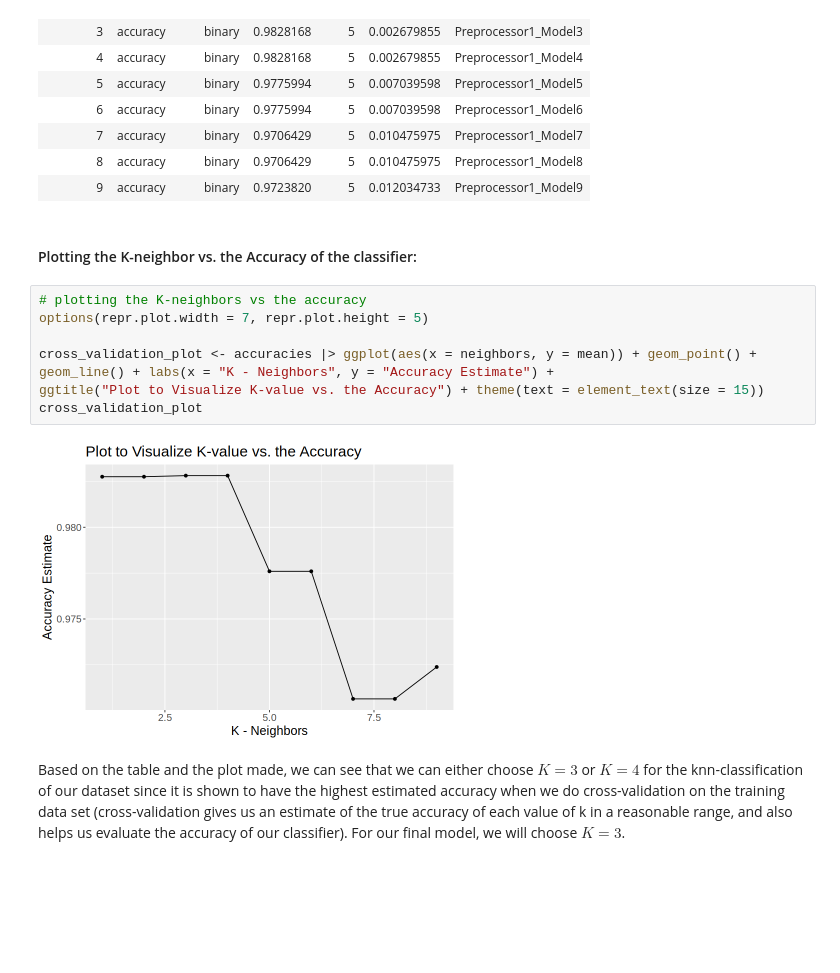
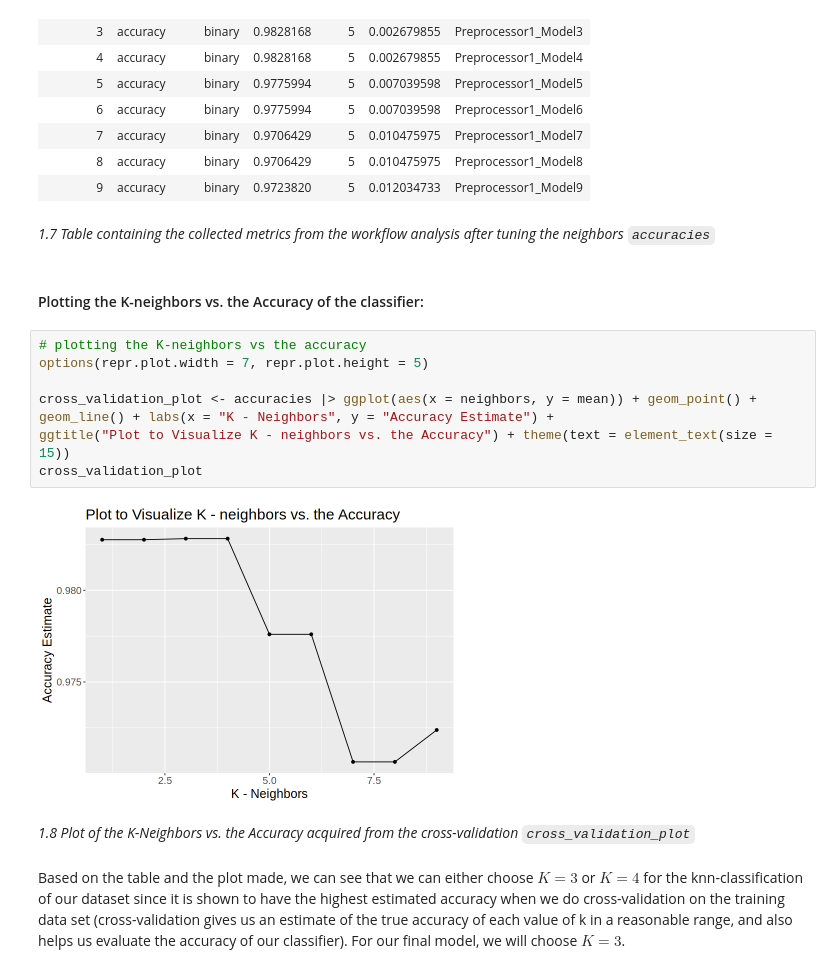
Before and after one commit to jennifertanojo/Classification-Model-for-Fraudulent-or-Non-fraudulent-Firms-in-Auditing, a Jupyter notebook: group_project_report.ipynb, the cells around one changed output. Cells and saved outputs as stored; diff of their text form; blank space fills up the shorter version.

```diff
--- a/group_project_report.ipynb
+++ b/group_project_report.ipynb
@@ -418,18 +441,22 @@ A tibble: 9 × 7
 | 7 | accuracy | binary | 0.9706429 | 5 | 0.010475975 | Preprocessor1_Model7 |
 | 8 | accuracy | binary | 0.9706429 | 5 | 0.010475975 | Preprocessor1_Model8 |
 | 9 | accuracy | binary | 0.9723820 | 5 | 0.012034733 | Preprocessor1_Model9 |
+# %% [markdown]
+*1.7 Table containing the collected metrics from the workflow analysis after tuning the neighbors `accuracies`*
 # %% [markdown]
-#### Plotting the K-neighbor vs. the Accuracy of the classifier:
+#### Plotting the K-neighbors vs. the Accuracy of the classifier:
 # %%
 # plotting the K-neighbors vs the accuracy
 options(repr.plot.width = 7, repr.plot.height = 5)
 
 cross_validation_plot <- accuracies |> ggplot(aes(x = neighbors, y = mean)) + geom_point() +
 geom_line() + labs(x = "K - Neighbors", y = "Accuracy Estimate") +
-ggtitle("Plot to Visualize K-value vs. the Accuracy") + theme(text = element_text(size = 15))
+ggtitle("Plot to Visualize K - neighbors vs. the Accuracy") + theme(text = element_text(size = 15))
 cross_validation_plot
 # %% [output]
-[figure, old version]
+[figure, new version]
+# %% [markdown]
+*1.8 Plot of the K-Neighbors vs. the Accuracy acquired from the cross-validation `cross_validation_plot`*
 # %% [markdown]
 Based on the table and the plot made, we can see that we can either choose $K = 3$ or $K = 4$ for the knn-classification of our dataset since it is shown to have the highest estimated accuracy when we do cross-validation on the training data set (cross-validation gives us an estimate of the true accuracy of each value of k in a reasonable range, and also helps us evaluate the accuracy of our classifier). For our final model, we will choose $K = 3$.
 # %% [markdown]
```
Also changed, not shown: parts of 16 cells of this notebook, 1 other file.
